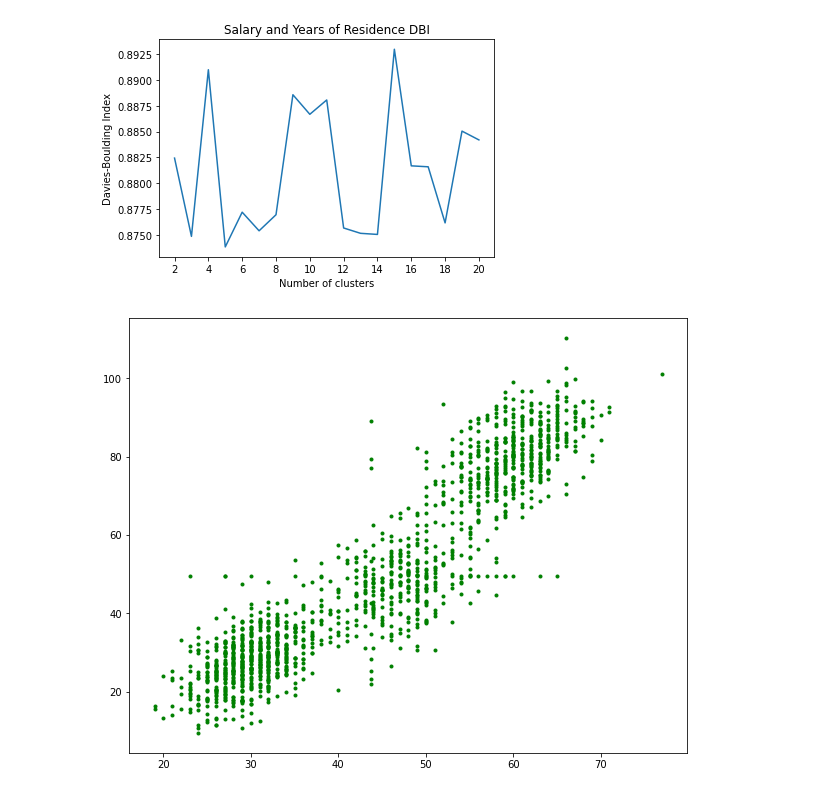
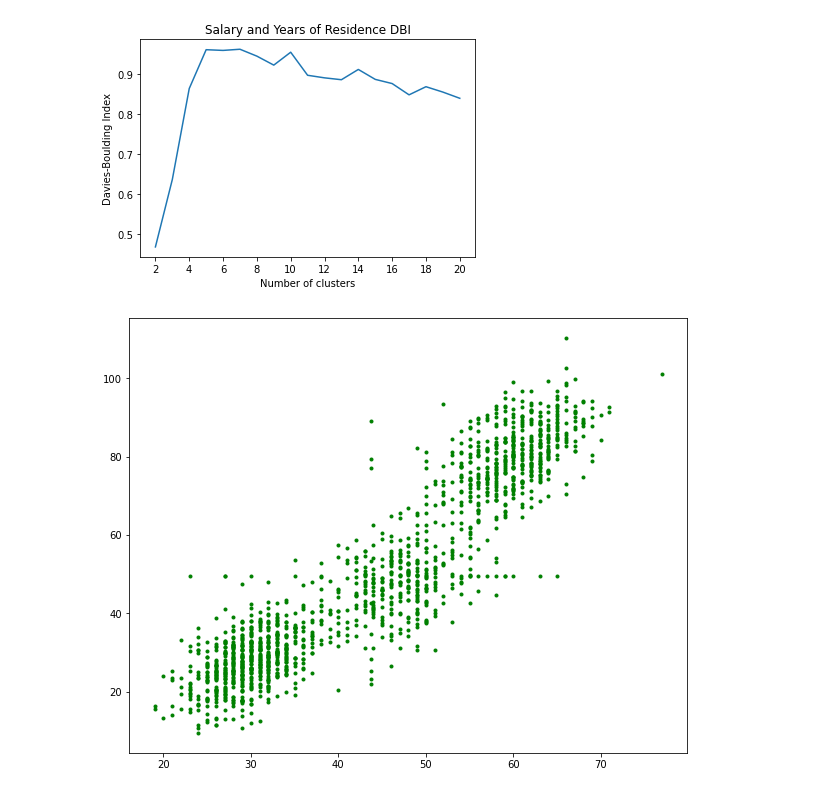
Before and after one commit to jensthetree/DsciFinalProj, a Jupyter notebook: Final Project.ipynb, the cells around one changed output. Saved outputs shown, nothing was run; the diff lists cells and outputs as text; code cells hidden in the pictures.

```diff
--- a/Final Project.ipynb
+++ b/Final Project.ipynb
@@ -58,18 +74,18 @@ plt.scatter(group2['salary'], group2['years_res'], marker='.')
 # %%
 dbi_dict = {}
 for i in range(2,21):
     kmeans = KMeans(n_clusters=i)
-    labels = SYkmeans.fit_predict(SY)
+    labels = kmeans.fit_predict(SY)
     db_index = davies_bouldin_score(SY, labels)
     dbi_dict.update({i: db_index})
 plt.plot(list(dbi_dict.keys()), list(dbi_dict.values()))
 plt.xticks([2, 4, 6, 8, 10, 12, 14, 16, 18, 20])
 plt.title('Salary and Years of Residence DBI')
 plt.xlabel("Number of clusters")
 plt.ylabel("Davies-Boulding Index")
 plt.show()
 # %% [output]
-[figure, old version]
+[figure, new version]
 # %%
 fig= plt.figure(figsize=(10,8))
 AS = csv_file[['age', 'salary']]
```
Also changed, not shown: parts of 9 cells of this notebook.
